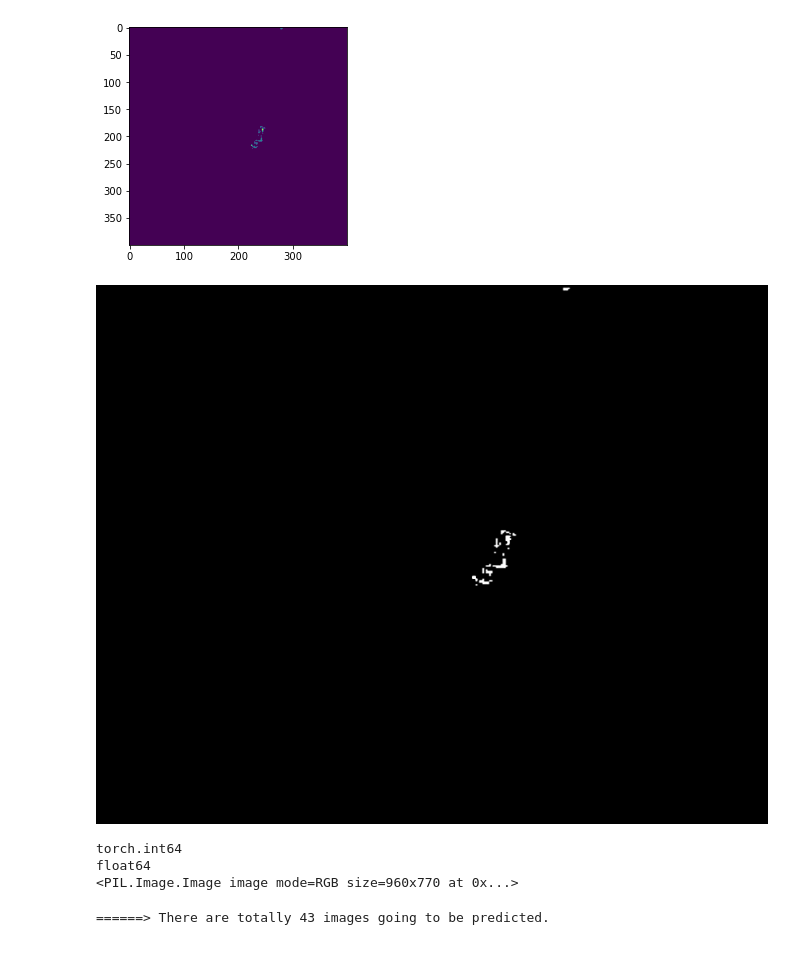
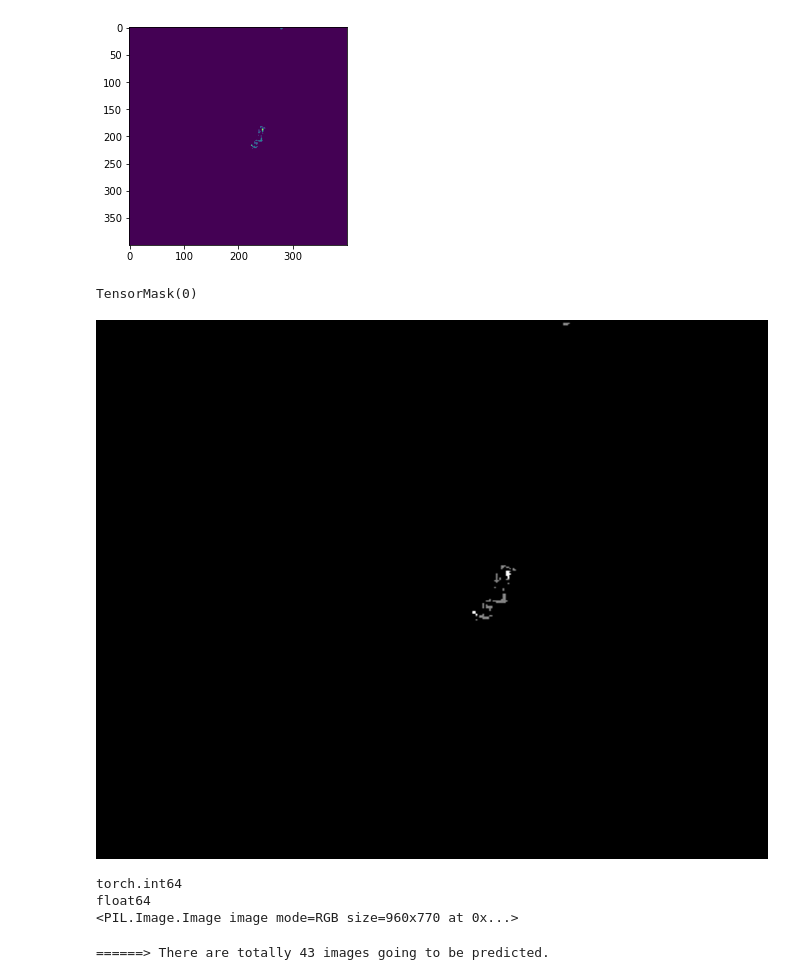
Before and after one commit to qiaolinhan/giao, a Jupyter notebook: havingfun/detecting/segmentation/unet34/Attention U-res34-infastai.ipynb, the cells around one changed output. Saved outputs shown, nothing was run; the diff lists cells and outputs as text; code cells hidden in the pictures.

```diff
--- a/havingfun/detecting/segmentation/unet34/Attention U-res34-infastai.ipynb
+++ b/havingfun/detecting/segmentation/unet34/Attention U-res34-infastai.ipynb
@@ -258,7 +151,7 @@ path = Path('/home/qiao/dev/giao/datasets/')
 
 path_img = path/'S_kaggle_wildfire/'
 path_label = path/'S_kaggle_wildfire_label/'
-codes = ['Smoke', 'Flame', 'Background']
+codes = ['Smoke', 'Flame', 'Cloud','Background']
 path_img
 # %% [output]
 Path('/home/qiao/dev/giao/datasets/S_kaggle_wildfire')
@@ -323,7 +216,7 @@ DynamicUnet(
 )
 # %%
 # load the trained parameters into the model
-learn.load('20220516_attunet_res34')
+learn.load('/home/qiao/dev/giao/datasets/models/models20220520/20220516_attunet_res34')
 # %% [output]
 <fastai.learner.Learner at 0x...>
 # %%
@@ -356,20 +249,24 @@ PILImage mode=RGB size=960x770
 DJI_20211017111122_0003_Z_MP4_12.png
 [interactive output not drawn]
 [figure]
+# %%
+print(torch.min(test_pred))
+# %% [output]
+TensorMask(0)
 # %%
 # transform and convert
 test_pred_torch = test_pred # torch.int64
-test_pred_int64 = test_pred_torch.numpy() * 255 # torch.int64 --> np.int64
-test_pred_float64 = np.asarray(test_pred_int64, dtype = np.float64,  # np.int64 --> np.float64
+test_pred_int64 = test_pred_torch.numpy()*255/2# torch.int64 --> np.int64 # *255
+test_pred_float64 = np.asarray(test_pred_int64, dtype = np.float64,  # np.int64 --> np.float64 # np.uin64
                         order ='C')
 
 test_pred_pil = Image.fromarray(test_pred_float64).resize((960, 770)).convert("RGB")
 test_pred_pil.show()
 print(test_pred.dtype)
 print(test_pred_float64.dtype)
 print(test_pred_pil)
 # %% [output]
-[figure, old version]
+[figure, new version]
 torch.int64
 float64
 <PIL.Image.Image image mode=RGB size=960x770 at 0x...>
```
Also changed, not shown: parts of 30 cells of this notebook, 3 other files.
